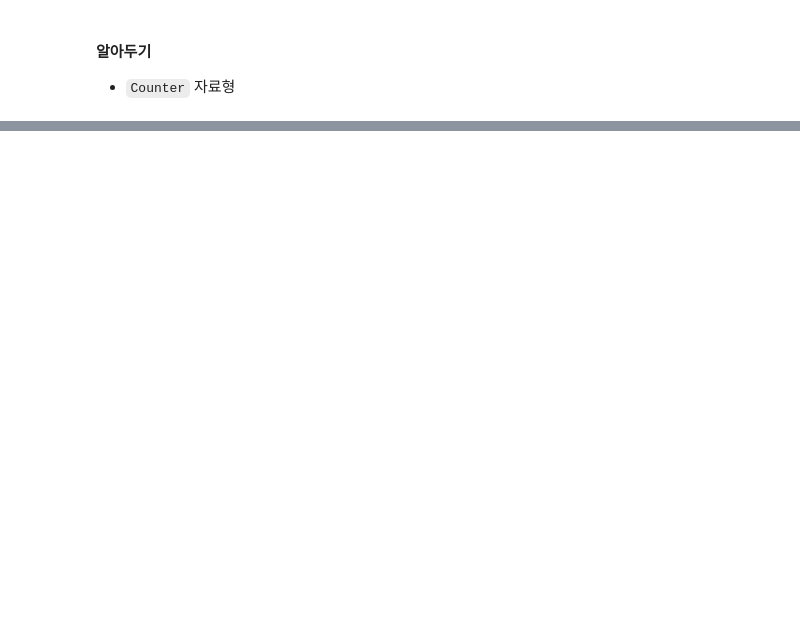
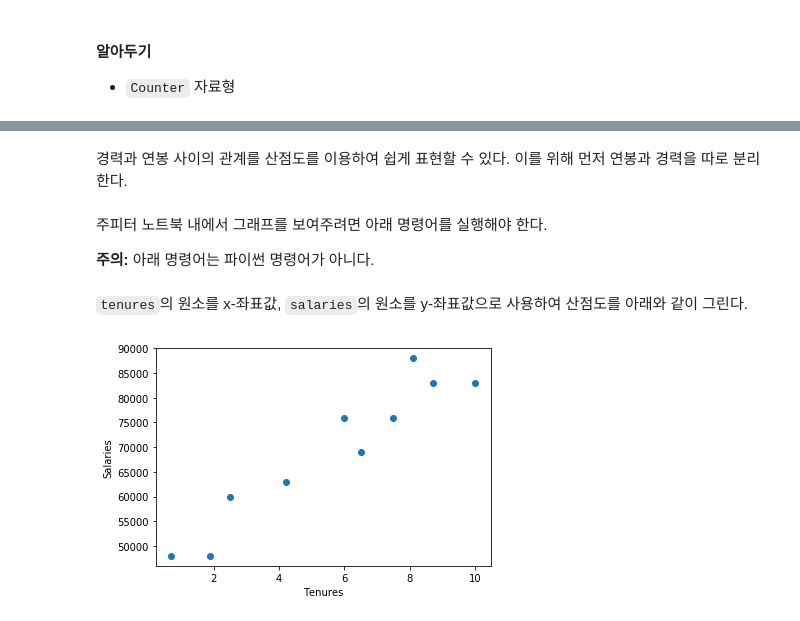
Before and after one commit to liganega/DataAnalysisInPython, a Jupyter notebook: notebooks/Chapter01.ipynb, the cells around one changed output, grey strips where cells are left out. Saved outputs shown, nothing was run; the diff lists cells and outputs as text; code cells hidden in the pictures; blank space fills up the shorter version.

Commit message:
Chapter 01: upto salaries and tenures

```diff
--- a/notebooks/Chapter01.ipynb
+++ b/notebooks/Chapter01.ipynb
@@ -369,0 +367,14 @@ for word, count in words_and_counts.most_common():
+# %% [markdown]
+경력과 연봉 사이의 관계를 산점도를 이용하여 쉽게 표현할 수 있다.
+이를 위해 먼저 연봉과 경력을 따로 분리한다.
+# %%
+salaries = []
+tenures = []
+
+for sal, ten in salaries_and_tenures:
+    salaries.append(sal)
+    tenures.append(ten)
+# %% [markdown]
+주피터 노트북 내에서 그래프를 보여주려면 아래 명령어를 실행해야 한다.
+
+**주의:** 아래 명령어는 파이썬 명령어가 아니다.
@@ -369,0 +383,12 @@ for word, count in words_and_counts.most_common():
+# %% [markdown]
+`tenures`의 원소를 x-좌표값, `salaries`의 원소를 y-좌표값으로 사용하여
+산점도를 아래와 같이 그린다.
+# %%
+from matplotlib import pyplot as plt
+
+plt.scatter(tenures, salaries)
+plt.xlabel("Tenures")
+plt.ylabel("Salaries")
+plt.show()
+# %% [output]
+[figure, added]
```
Also changed, not shown: parts of 38 cells of this notebook.
